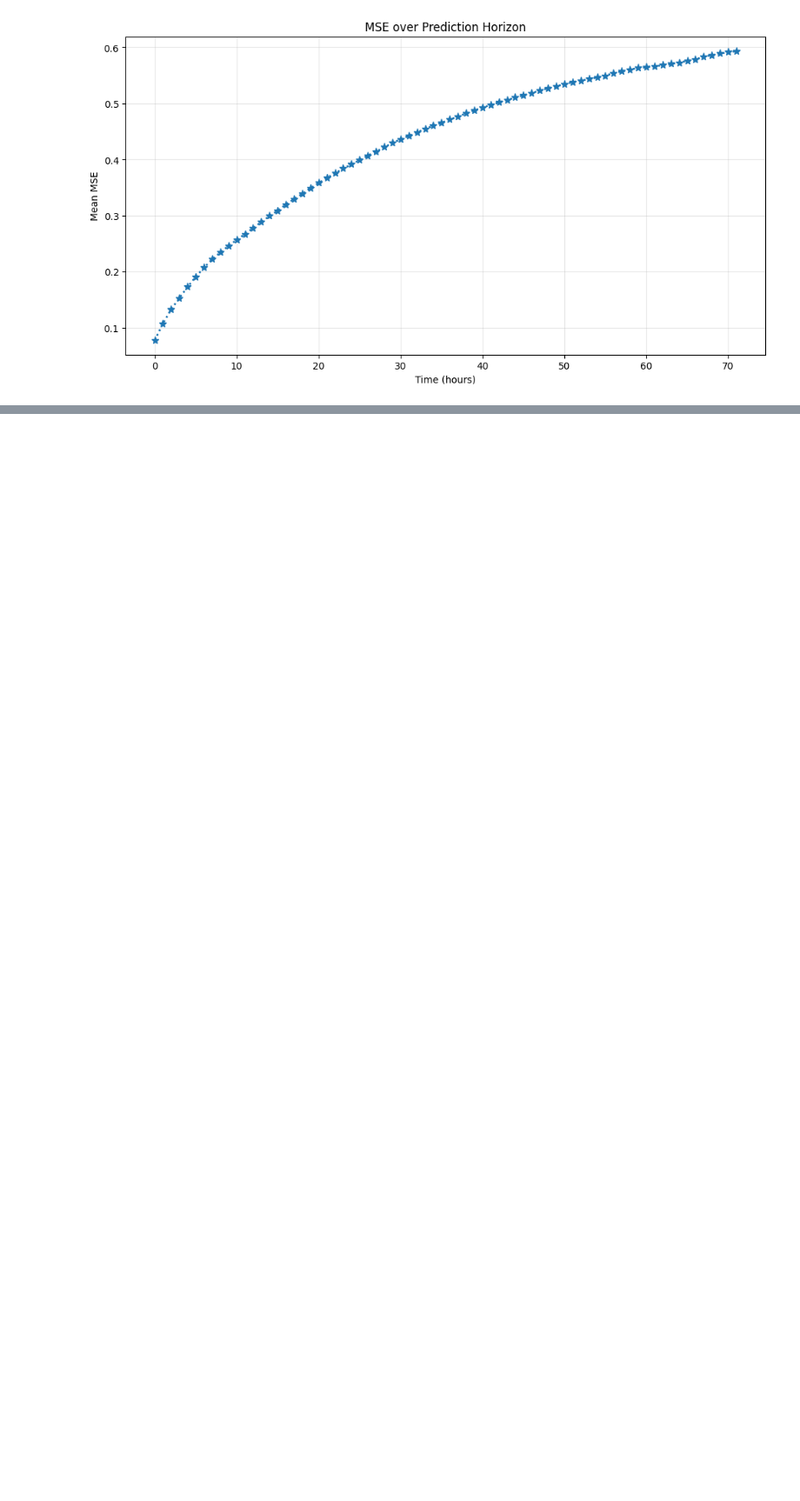
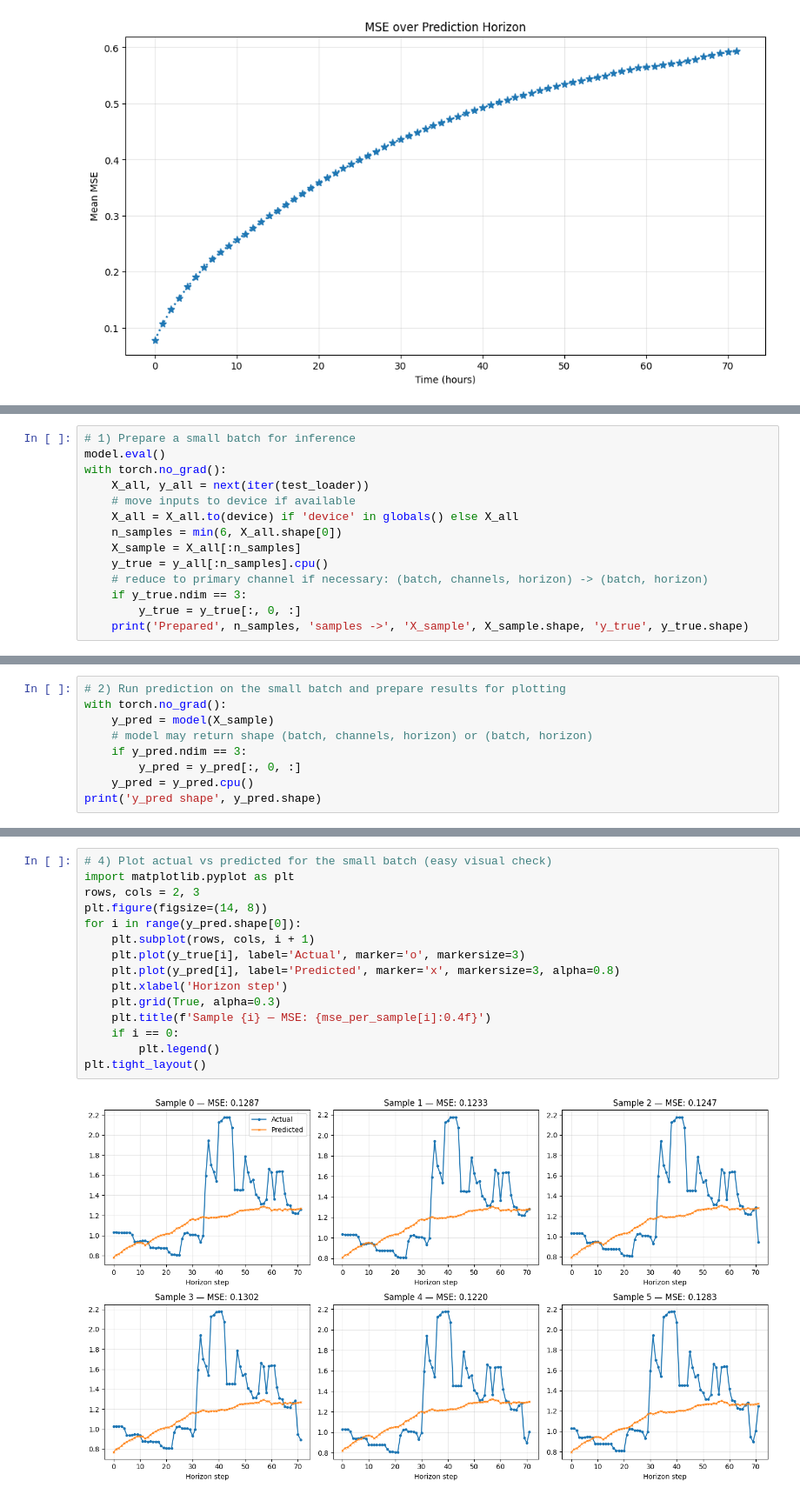
Before and after one commit to lersam/machine-learning, a Jupyter notebook: autoencoder_lstm/energy_consumption/forecasting.ipynb, the cells around one changed output, grey strips where cells are left out. Shown at 87% size. Cells and saved outputs as stored; diff of their text form; blank space fills up the shorter version.

Commit message:
Prediction Examples

```diff
--- a/autoencoder_lstm/energy_consumption/forecasting.ipynb
+++ b/autoencoder_lstm/energy_consumption/forecasting.ipynb
@@ -60,0 +65,14 @@ plot_mse_horizon(model, test_loader, all_data.horizon_samples, device=device)
+# %%
+# 1) Prepare a small batch for inference
+model.eval()
+with torch.no_grad():
+    X_all, y_all = next(iter(test_loader))
+    # move inputs to device if available
+    X_all = X_all.to(device) if 'device' in globals() else X_all
+    n_samples = min(6, X_all.shape[0])
+    X_sample = X_all[:n_samples]
+    y_true = y_all[:n_samples].cpu()
+    # reduce to primary channel if necessary: (batch, channels, horizon) -> (batch, horizon)
+    if y_true.ndim == 3:
+        y_true = y_true[:, 0, :]
+    print('Prepared', n_samples, 'samples ->', 'X_sample', X_sample.shape, 'y_true', y_true.shape)
@@ -60,0 +81,9 @@ plot_mse_horizon(model, test_loader, all_data.horizon_samples, device=device)
+# %%
+# 2) Run prediction on the small batch and prepare results for plotting
+with torch.no_grad():
+    y_pred = model(X_sample)
+    # model may return shape (batch, channels, horizon) or (batch, horizon)
+    if y_pred.ndim == 3:
+        y_pred = y_pred[:, 0, :]
+    y_pred = y_pred.cpu()
+print('y_pred shape', y_pred.shape)
@@ -60,0 +100,17 @@ plot_mse_horizon(model, test_loader, all_data.horizon_samples, device=device)
+# %%
+# 4) Plot actual vs predicted for the small batch (easy visual check)
+import matplotlib.pyplot as plt
+rows, cols = 2, 3
+plt.figure(figsize=(14, 8))
+for i in range(y_pred.shape[0]):
+    plt.subplot(rows, cols, i + 1)
+    plt.plot(y_true[i], label='Actual', marker='o', markersize=3)
+    plt.plot(y_pred[i], label='Predicted', marker='x', markersize=3, alpha=0.8)
+    plt.xlabel('Horizon step')
+    plt.grid(True, alpha=0.3)
+    plt.title(f'Sample {i} — MSE: {mse_per_sample[i]:0.4f}')
+    if i == 0:
+        plt.legend()
+plt.tight_layout()
+# %% [output]
+[figure, added]
```
Also changed, not shown: parts of 4 cells of this notebook.
